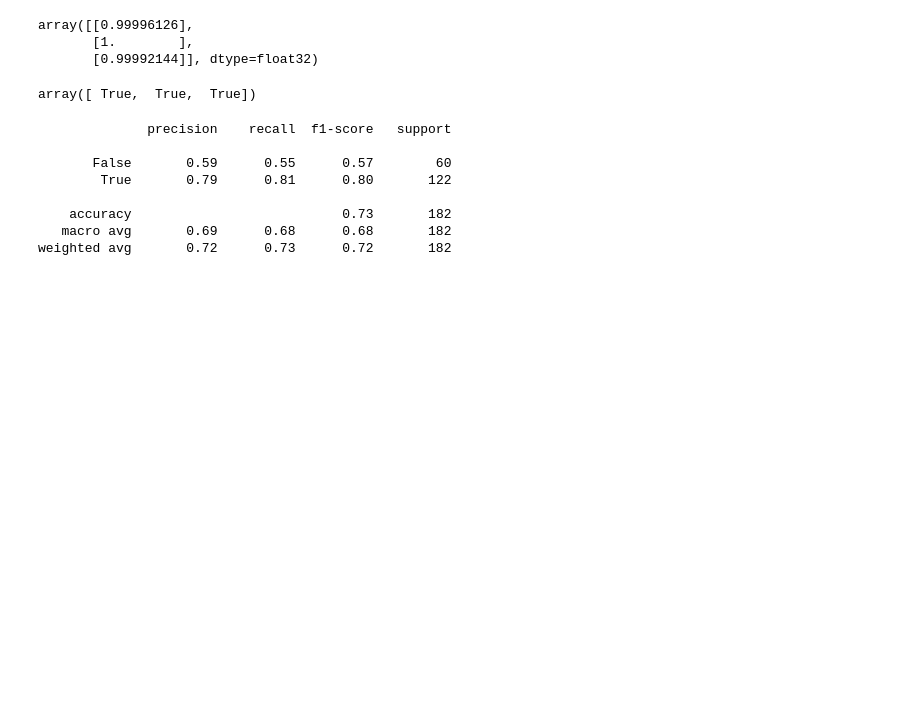
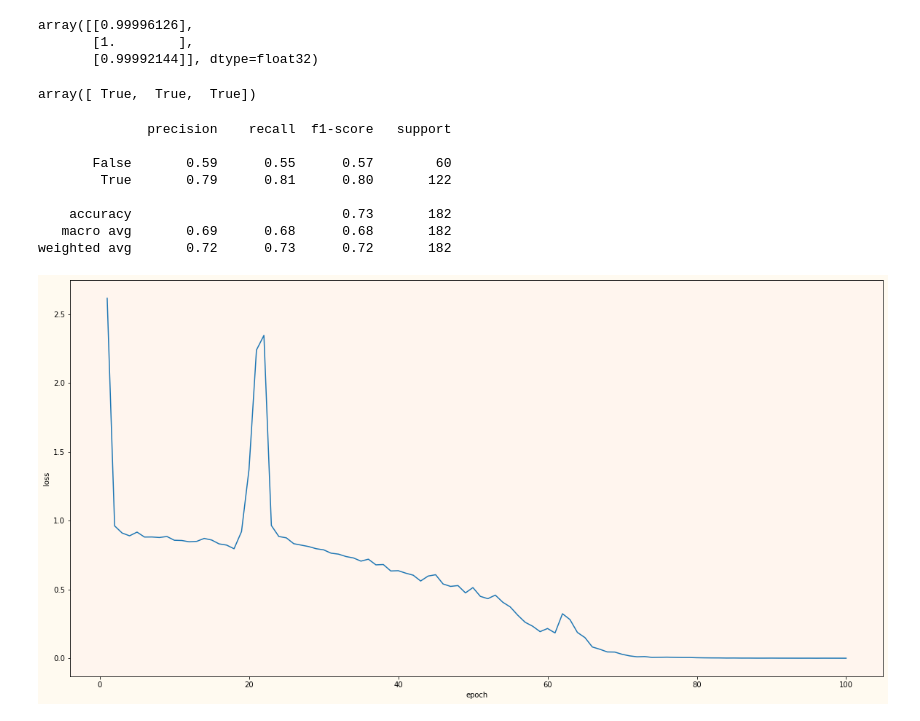
Before and after one commit to Usatoff/covid, a Jupyter notebook: classification_by_xray.ipynb, the cells around one changed output. Drawn from its saved outputs; the diff is of its cells as text; code cells hidden in the pictures; blank space fills up the shorter version.

Commit message:
[improve] visualise history

```diff
--- a/classification_by_xray.ipynb
+++ b/classification_by_xray.ipynb
@@ -272,3 +272,24 @@ print(classification_report(y_test, pred_boolean))
     accuracy                           0.73       182
    macro avg       0.69      0.68      0.68       182
 weighted avg       0.72      0.73      0.72       182
+# %%
+import matplotlib.pyplot as plt
+
+def plot_beautiful(x, y):
+
+    fig, ax = plt.subplots()
+    ax.plot(x,y)
+
+    ax.set_ylabel("loss")
+    ax.set_xlabel("epoch")
+
+    fig.set_figwidth(20)
+    fig.set_figheight(10)
+
+    ax.set_facecolor('seashell')
+    fig.set_facecolor('floralwhite')
+    plt.show()
+# %%
+plot_beautiful(np.arange(len(hystory.history["loss"]))+1,hystory.history["loss"])
+# %% [output]
+[figure, added]
```
Also changed, not shown: parts of 1 cell of this notebook.
